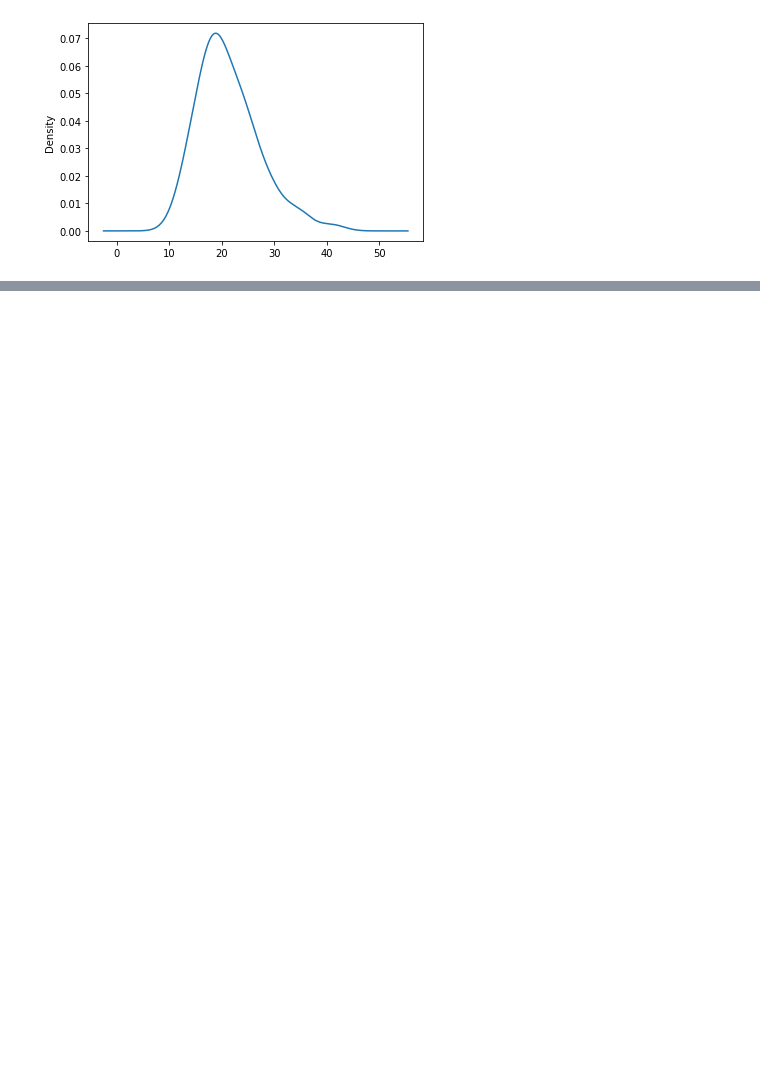
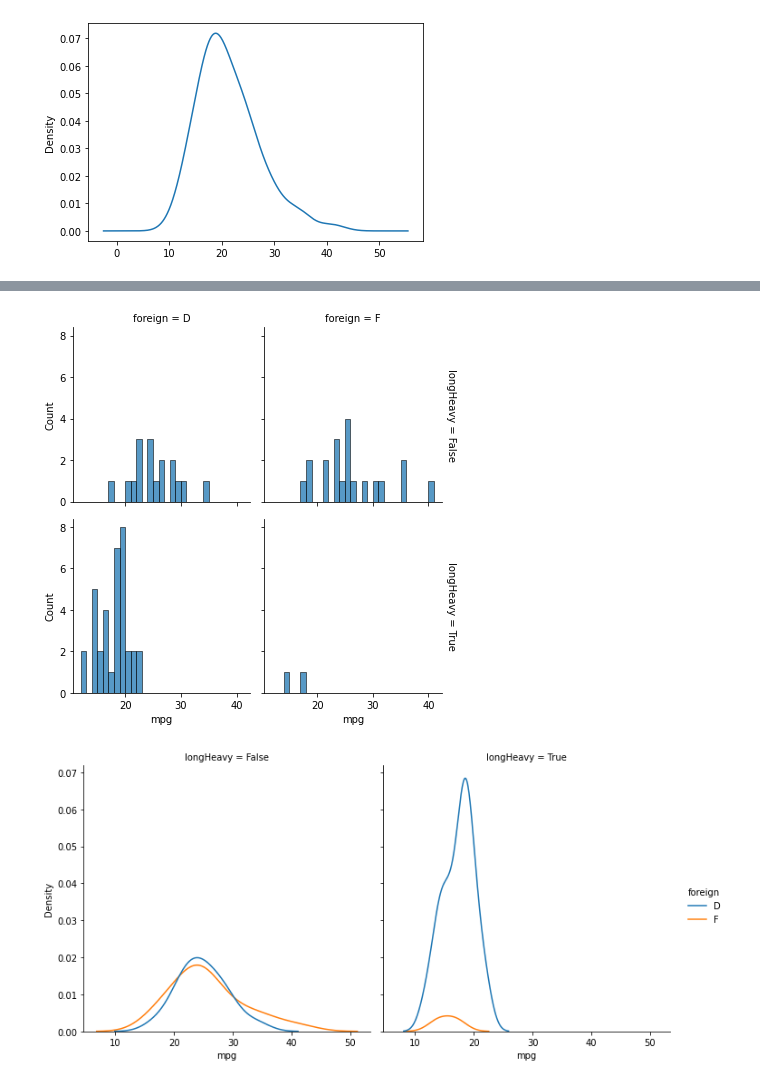
Before and after one commit to theaok/vis, a Jupyter notebook: play.ipynb, the cells around one changed output, grey strips where cells are left out. Cells and saved outputs as stored; diff of their text form; code cells hidden in the pictures; blank space fills up the shorter version.

```diff
--- a/play.ipynb
+++ b/play.ipynb
@@ -388,0 +250,8 @@ auto.mpg.plot.kde();
+# %%
+sns.displot(auto, x="mpg", col="foreign", row="longHeavy", #note distplot is fig-level so cant do axs
+    binwidth=1, height=3, facet_kws=dict(margin_titles=True)) #rather for quick and dirty explration than final meaningful polished
+sns.displot(data=auto, x="mpg", hue="foreign", col="longHeavy",kind="kde"); #height=4, aspect=.7,
+#g.set_axis_labels("Density", "mpg");
+# %% [output]
+[figure, added]
+[figure, added]
```
Also changed, not shown: parts of 27 cells of this notebook.
